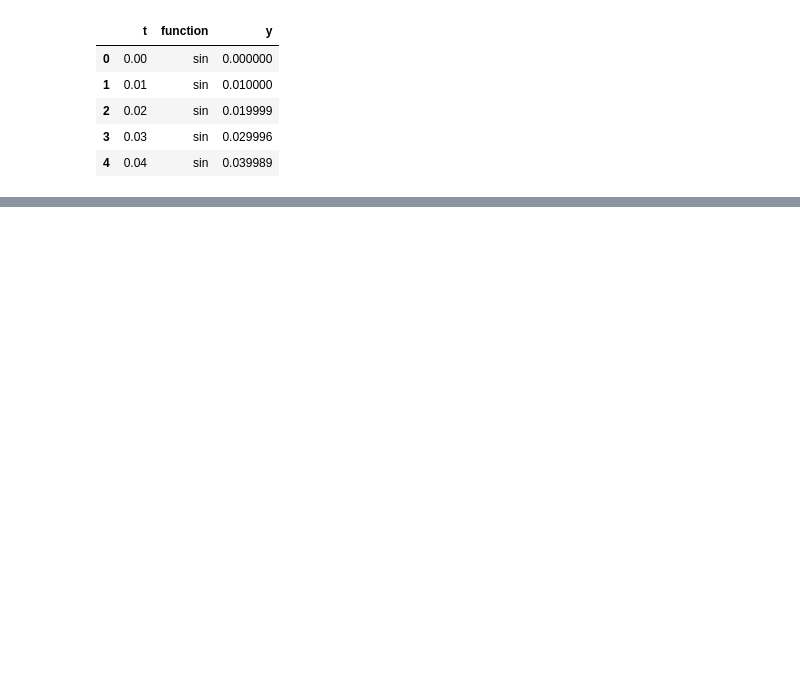
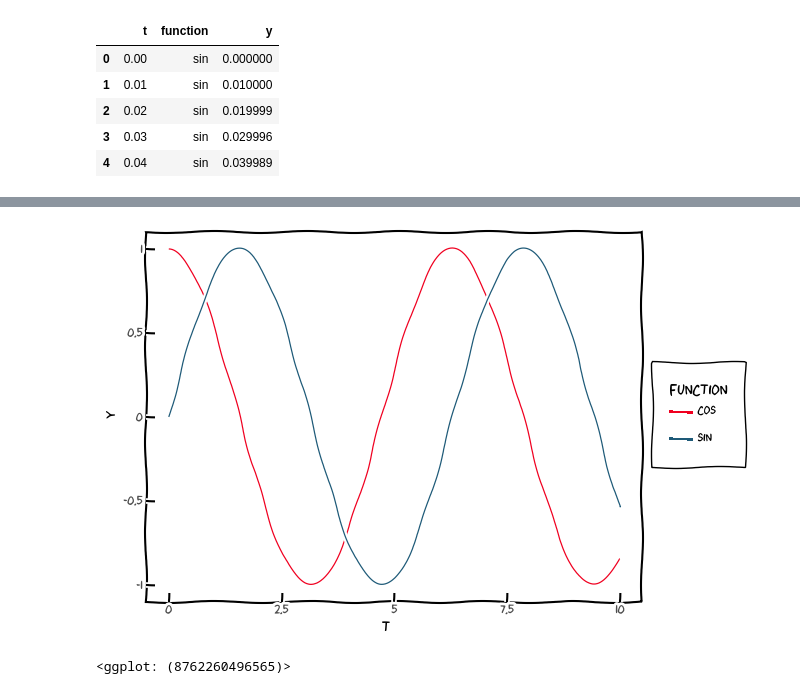
Before and after one commit to herwinvw-atotto/otto_layout, a Jupyter notebook: examples/otto_layout.ipynb, the cells around one changed output, grey strips where cells are left out. Saved outputs shown, nothing was run; the diff lists cells and outputs as text; code cells hidden in the pictures; blank space fills up the shorter version.

```diff
--- a/examples/otto_layout.ipynb
+++ b/examples/otto_layout.ipynb
@@ -120,0 +98,5 @@ ggplot(df, aes(x='color_name', fill='color_name'))+geom_bar()+scale_fill_manual(
+# %%
+ggplot(df, aes(x='t', y='y', color='function'))+geom_line()+scale_color_manual(otto_colors)+theme_xkcd()
+# %% [output]
+[figure, added]
+<ggplot: (8762260496565)>
```
Also changed, not shown: parts of 19 cells of this notebook.
